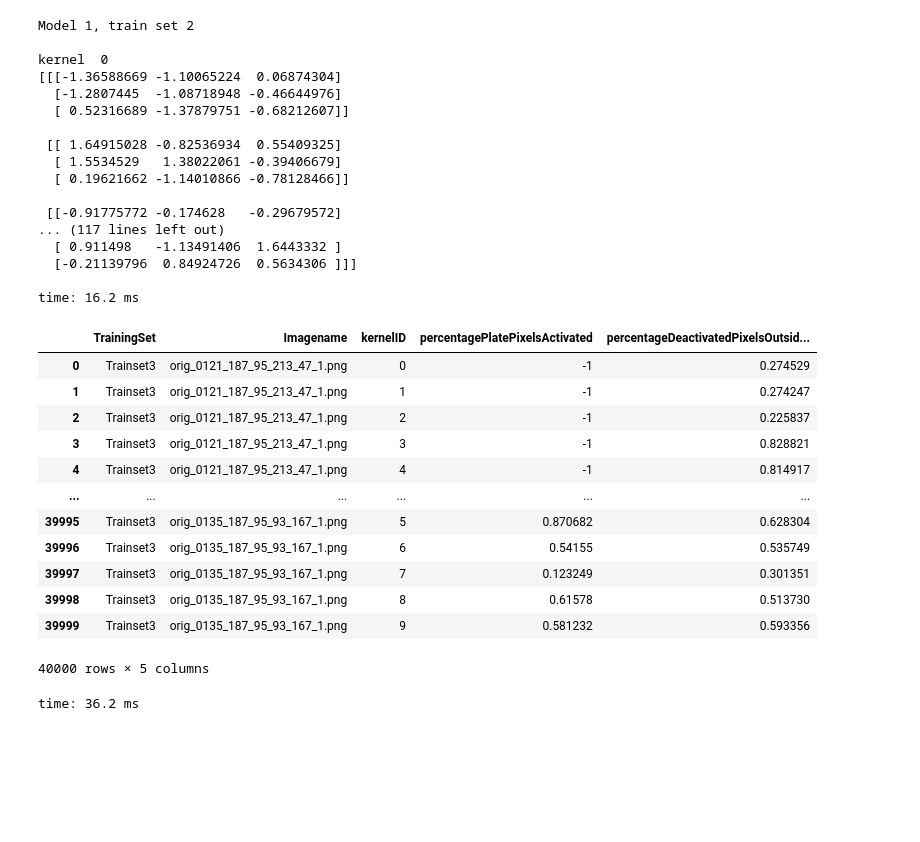
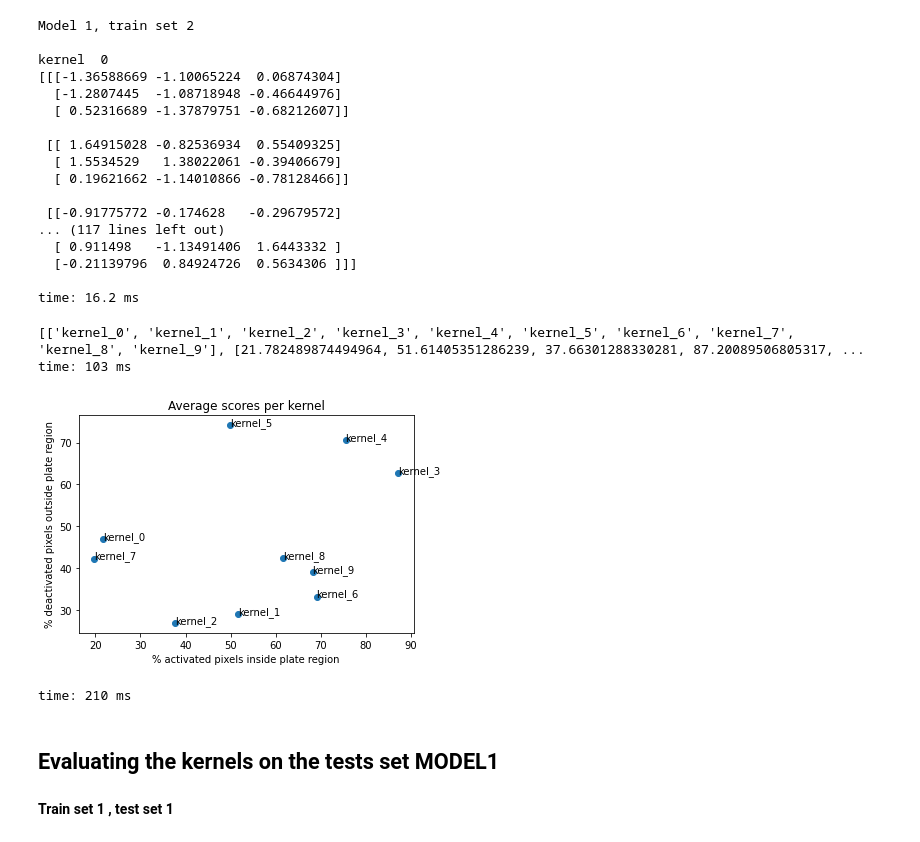
Before and after one commit to aissahm/image_analysis, a Jupyter notebook: project_1.ipynb, the cells around one changed output. Drawn from its saved outputs; the diff is of its cells as text; code cells hidden in the pictures; blank space fills up the shorter version.

```diff
--- a/project_1.ipynb
+++ b/project_1.ipynb
@@ -1004,7 +1036,7 @@ def launchModelEvaluation(trainingsetName, trainFolder, maskFolderPath, modelOpt
       index += 1
 
     imageprocessed +=1
-    if imageprocessed % 500 == 0:
+    if imageprocessed % 2000 == 0:
       print("Number of images processed ", imageprocessed)
 
   return [bKernels, kernelresultsDF]
@@ -1328,20 +1358,27 @@ kernel  0
   [-0.21139796  0.84924726  0.5634306 ]]]
 
 time: 16.2 ms
-# %%
-trainsetresultsDataFrame
-# %% [output]
-|  | TrainingSet | Imagename | kernelID | percentagePlatePixelsActivated | percentageDeactivatedPixelsOutsid... |
-| 0 | Trainset3 | orig_0121_187_95_213_47_1.png | 0 | -1 | 0.274529 |
-| 1 | Trainset3 | orig_0121_187_95_213_47_1.png | 1 | -1 | 0.274247 |
-| 2 | Trainset3 | orig_0121_187_95_213_47_1.png | 2 | -1 | 0.225837 |
-| 3 | Trainset3 | orig_0121_187_95_213_47_1.png | 3 | -1 | 0.828821 |
-| 4 | Trainset3 | orig_0121_187_95_213_47_1.png | 4 | -1 | 0.814917 |
-| ... | ... | ... | ... | ... | ... |
-| 39995 | Trainset3 | orig_0135_187_95_93_167_1.png | 5 | 0.870682 | 0.628304 |
-| 39996 | Trainset3 | orig_0135_187_95_93_167_1.png | 6 | 0.54155 | 0.535749 |
-| 39997 | Trainset3 | orig_0135_187_95_93_167_1.png | 7 | 0.123249 | 0.301351 |
-| 39998 | Trainset3 | orig_0135_187_95_93_167_1.png | 8 | 0.61578 | 0.513730 |
-| 39999 | Trainset3 | orig_0135_187_95_93_167_1.png | 9 | 0.581232 | 0.593356 |
-40000 rows × 5 columns
-time: 36.2 ms
+# %%
+scoresarray = computeScoresPerKernel(trainsetresultsDataFrame)
+
+print(scoresarray)
+# %% [output]
+[['kernel_0', 'kernel_1', 'kernel_2', 'kernel_3', 'kernel_4', 'kernel_5', 'kernel_6', 'kernel_7', 'kernel_8', 'kernel_9'], [21.782489874494964, 51.61405351286239, 37.66301288330281, 87.20089506805317, ...
+time: 103 ms
+# %%
+fig, ax = plt.subplots()
+ax.scatter(scoresarray[1], scoresarray[2])
+
+plt.title("Average scores per kernel")
+plt.xlabel("% activated pixels inside plate region")
+plt.ylabel("% deactivated pixels outside plate region")
+
+for i, txt in enumerate(scoresarray[0]):
+    ax.annotate(txt, (scoresarray[1][i], scoresarray[2][i]))
+# %% [output]
+[figure, added]
+time: 210 ms
+# %% [markdown]
+## **Evaluating the kernels on the tests set MODEL1**
+# %% [markdown]
+**Train set 1 , test set 1**
```
Also changed, not shown: parts of 15 cells of this notebook.
